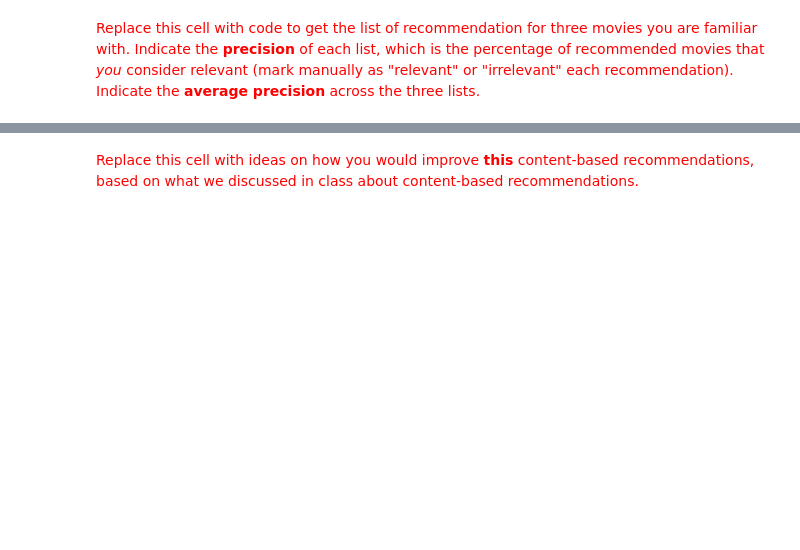
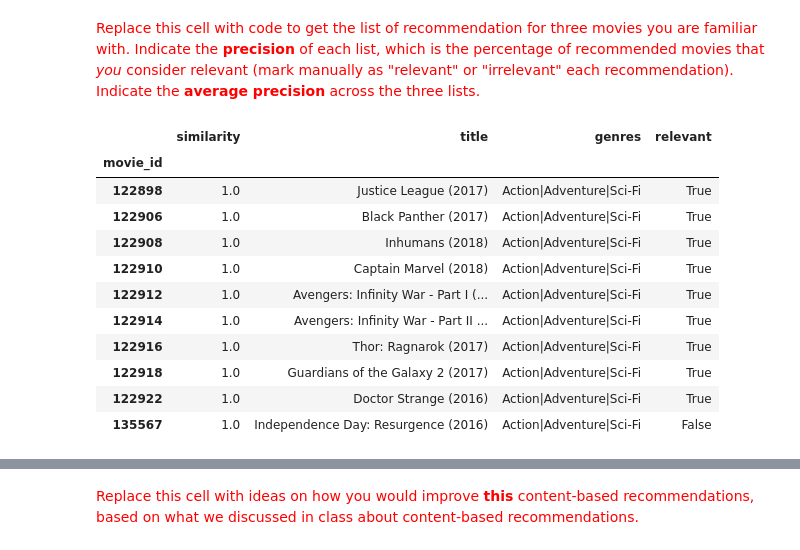
Before and after one commit to LucaFranceschi01/MDM-2024, a Jupyter notebook: ps05-06_rec_systems/ps05_content_based_recsys.ipynb, the cells around one changed output, grey strips where cells are left out. Drawn from its saved outputs; the diff is of its cells as text; code cells hidden in the pictures; blank space fills up the shorter version.

```diff
--- a/ps05-06_rec_systems/ps05_content_based_recsys.ipynb
+++ b/ps05-06_rec_systems/ps05_content_based_recsys.ipynb
@@ -404,3 +506,5 @@ Ensure this column has no "NaN", using [fillna](https://pandas.pydata.org/pandas
+# %%
+movies['genres_arr'] = movies['genres'].str.split(r'|').fillna('').astype('str')
 # %% [markdown]
 Verify by running the next cell. It should print:
 
@@ -432,2 +545,5 @@ display(movies_filtered.head(5))
 # %% [markdown]
 <font size="+1" color="red">Replace this cell with your code to generate "tfidf_matrix"</font>
+# %%
+tfidf_matrix = TfidfVectorizer(ngram_range=(1,2), stop_words='english').fit_transform(movies_filtered['genres_arr'])
+tfidf_matrix.shape
@@ -537,5 +681,28 @@ def genre_content_based_recommendations(movie_id, movies, similarities, num_movi
 <font size="-1" color="gray">(Remove this cell when delivering.)</font>
 # %% [markdown]
 <font size="+1" color="red">Replace this cell with your code for "genre_content_based_recommendations"</font>
+# %%
+def genre_content_based_recommendations(movie_id, movies, similarities, num_movies=10):
+
+    index_source = movie_id_to_index[movie_id]
+
+    enumerated = list(enumerate(similarities[index_source]))
+    top_similarities = sorted(enumerated, key=lambda x: x[1], reverse=True)
+    top_similarities = top_similarities[0:num_movies]
+
+    recommendations = []
+    for (index_target, similarity) in top_similarities:
+
+        movie = movies.iloc[index_target]
+
+        recommendations.append({
+                'movie_id': movie.movie_id,
+                'title': movie.title,
+                'genres': movie.genres,
+                'similarity': similarity
+            }
+        )
+
+    return pd.DataFrame.from_records(recommendations, columns=['similarity', 'movie_id', 'title', 'genres'])
 # %% [markdown]
 <font size="+1" color="red">Replace this cell with code to print the top 10 recommendations for movie "Pirates of the Caribbean" (movie_id=122896) and "Midsommer" (movie_id=201646).</font>
@@ -542,2 +737,21 @@ def genre_content_based_recommendations(movie_id, movies, similarities, num_movi
 # %% [markdown]
 <font size="+1" color="red">Replace this cell with code to get the list of recommendation for three movies you are familiar with. Indicate the **precision** of each list, which is the percentage of recommended movies that *you* consider relevant (mark manually as "relevant" or "irrelevant" each recommendation). Indicate the **average precision** across the three lists.</font>
+# %%
+# An Avengers movie
+scifi_recommendations = genre_content_based_recommendations(122912, movies_filtered, cosine_sim).set_index('movie_id')
+scifi_recommendations['relevant'] = True
+scifi_recommendations.loc[135567, 'relevant'] = False
+display(scifi_recommendations)
+# %% [output]
+|  | similarity | title | genres | relevant |
+| movie_id |  |  |  |  |
+| 122898 | 1.0 | Justice League (2017) | Action|Adventure|Sci-Fi | True |
+| 122906 | 1.0 | Black Panther (2017) | Action|Adventure|Sci-Fi | True |
+| 122908 | 1.0 | Inhumans (2018) | Action|Adventure|Sci-Fi | True |
+| 122910 | 1.0 | Captain Marvel (2018) | Action|Adventure|Sci-Fi | True |
+| 122912 | 1.0 | Avengers: Infinity War - Part I (... | Action|Adventure|Sci-Fi | True |
+| 122914 | 1.0 | Avengers: Infinity War - Part II ... | Action|Adventure|Sci-Fi | True |
+| 122916 | 1.0 | Thor: Ragnarok (2017) | Action|Adventure|Sci-Fi | True |
+| 122918 | 1.0 | Guardians of the Galaxy 2 (2017) | Action|Adventure|Sci-Fi | True |
+| 122922 | 1.0 | Doctor Strange (2016) | Action|Adventure|Sci-Fi | True |
+| 135567 | 1.0 | Independence Day: Resurgence (2016) | Action|Adventure|Sci-Fi | False |
```
Also changed, not shown: parts of 28 cells of this notebook.
